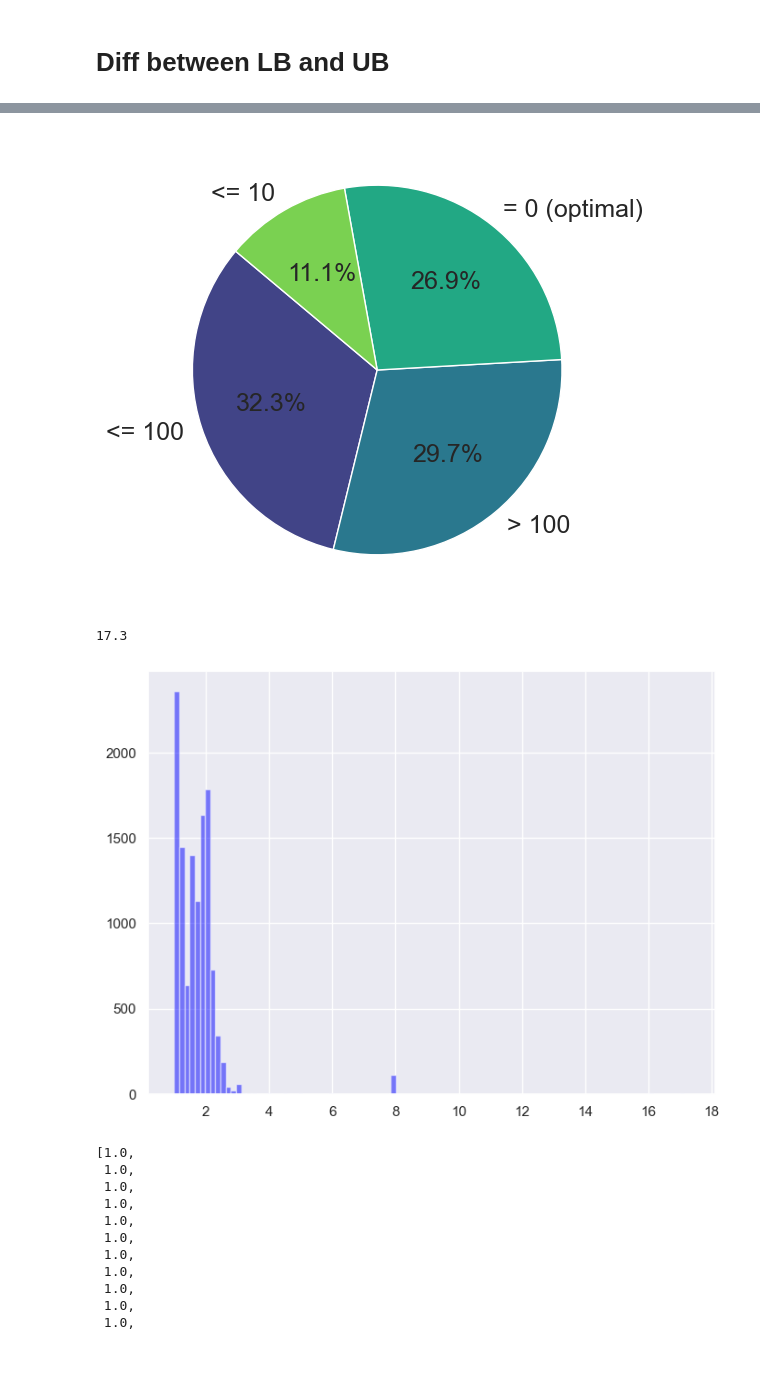
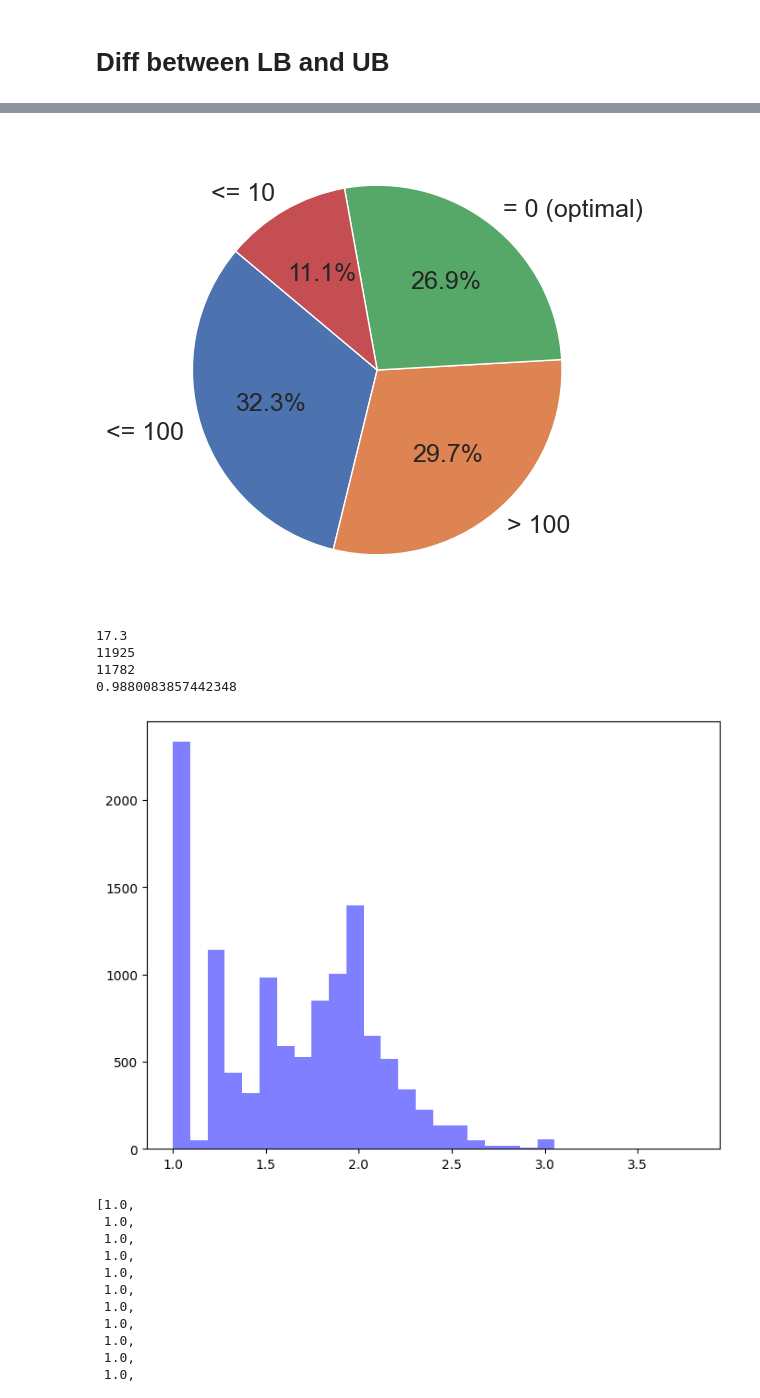
Before and after one commit to elgroselj/FAS, a Jupyter notebook: playground/visualize_chars.ipynb, the cells around one changed output, grey strips where cells are left out. Cells and saved outputs as stored; diff of their text form; code cells hidden in the pictures; blank space fills up the shorter version.

Commit message:
new visualizations added

```diff
--- a/playground/visualize_chars.ipynb
+++ b/playground/visualize_chars.ipynb
@@ -128,8 +126,8 @@ with open("../solvers/temp/line_graph_size.txt","r") as f:
         # plt.scatter(m1,m2,c="r",alpha=0.5,marker="x",label="m")
         plt.legend()
         # plt.xlabel("v originalnem grafu")
-        plt.xlabel("in original graph")
-        plt.ylabel("in line graph")
+        plt.xlabel("original graph")
+        plt.ylabel("line graph")
         plt.xlim(0,6000)
         plt.ylim(0,6000)
 
@@ -261,32 +259,41 @@ df["interval_class"] = df["interval"].apply(f)
 # %%
 
 category_counts = df['interval_class'].value_counts()
 
 # Apply a Seaborn theme
 sns.set_theme()
 
 # Create the pie chart
 plt.figure(figsize=(8, 6))
-plt.pie(category_counts, labels=category_counts.index, autopct='%1.1f%%', startangle=140, colors=sns.color_palette('viridis', len(category_counts)), textprops={'fontsize': 18})
+plt.pie(category_counts, labels=category_counts.index, autopct='%1.1f%%', startangle=140,
+                         #colors=sns.color_palette('viridis', len(category_counts)),
+                         textprops={'fontsize': 18, })
 
 # Add a title
 # plt.title('Gap between LB and UB')
 
 # Show the plot
 plt.savefig("../images/LB_UB_pie.png")
 plt.show()
 # %% [output]
-[figure, old version]
+[figure, new version]
 # %%
 ratios = df['ratio']
 print(max(ratios))
+a = len(ratios)
+print(a)
+ratios = ratios[ratios < 4]
+b = len(ratios)
+print(b)
+print(b/a)
 
 # Apply a Seaborn theme
-sns.set_theme()
+#sns.set_theme()
+plt.style.use('default')
 
 # Create the pie chart
 plt.figure(figsize=(8, 6))
-plt.hist(ratios, bins = 100, color = "blue", alpha = 0.5)
+plt.hist(ratios, bins = 30, color = "blue", alpha = 0.5)
 # Add a title
 # plt.title('Gap between LB and UB')
 
@@ -295,7 +302,10 @@ plt.savefig("../images/ratios.png")
 plt.show()
 # %% [output]
 17.3
+11925
+11782
+0.9880083857442348
-[figure, old version]
+[figure, new version]
 # %%
 sorted(list(ratios))
 # %% [output]
```
Also changed, not shown: parts of 14 cells of this notebook.
